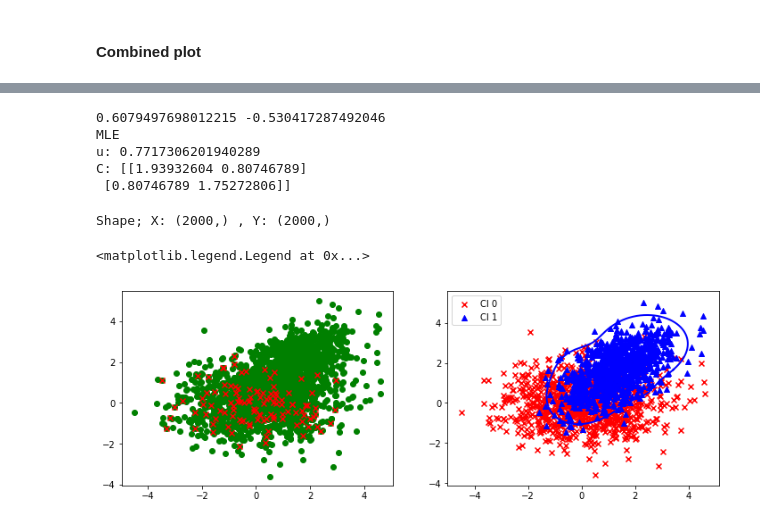
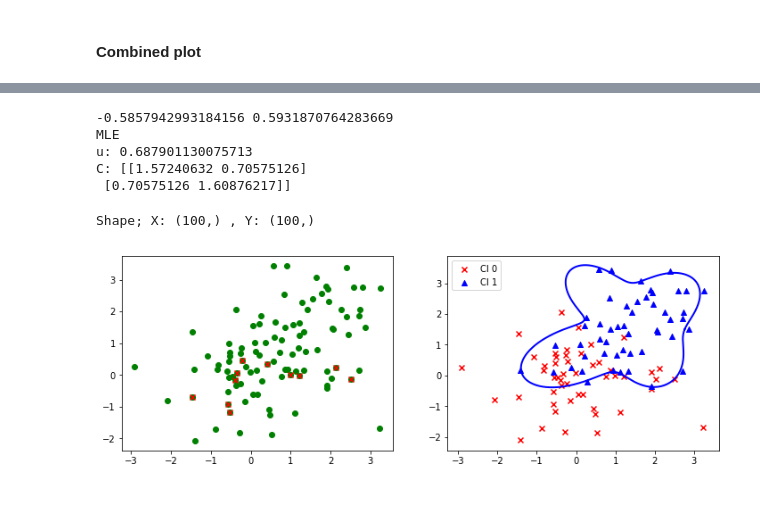
Before and after one commit to karmarv/mlearn, a Jupyter notebook: ml-h/h1-logreg.ipynb, the cells around one changed output, grey strips where cells are left out. Cells and saved outputs as stored; diff of their text form; code cells hidden in the pictures.

```diff
--- a/ml-h/h1-logreg.ipynb
+++ b/ml-h/h1-logreg.ipynb
@@ -17,7 +17,7 @@ from IPython.display import Image, display, Math, Latex
 %config IPCompleter.greedy=True
 
 # Params
-n_inpoints = 2000
+n_inpoints = 100
 
 # Functions
 # %% [markdown]
@@ -123,7 +133,7 @@ zy_ll = []
 idx = 0
 for xl in y_ll:
     # Compare with 0 (+- 0.5)
-    if xl < 0.2 and xl > -0.2:
+    if xl < 0.5 and xl > -0.5:
         zy_ll.append(y[idx])
         zx_ll.append(x[idx])
     idx = idx+1
@@ -143,11 +153,11 @@ print('u:', muMle)
 covMle = np.cov(x,y)
 print('C:', covMle)
 # %% [output]
-0.6079497698012215 -0.530417287492046
+-0.5857942993184156 0.5931870764283669
 MLE
-u: 0.7717306201940289
-C: [[1.93932604 0.80746789]
- [0.80746789 1.75272806]]
+u: 0.687901130075713
+C: [[1.57240632 0.70575126]
+ [0.70575126 1.60876217]]
 # %%
 from numpy import sin, cos, pi
 from scipy.optimize import leastsq
@@ -174,51 +184,52 @@ def find_boundary(x, y, n, plot_pts=1000):
         r_bound = m.dot(c)
 
         delta = r_pts - r_bound
         delta[delta>0] *= 10
 
         return delta
 
     # initial guess for x0 and y0
     x0 = x.mean()
     y0 = y.mean()
 
     params = np.zeros(2 + 2*(n+1))
     params[0] = x0
     params[1] = y0
     params[2:] += 1000
 
-    popt, pcov = leastsq(residual, x0=params, args=(x, y),
-                         ftol=1.e-12, xtol=1.e-12)
+    popt, pcov = leastsq(residual, x0=params, args=(x, y), ftol=1.e-12, xtol=1.e-12)
 
     thetas = np.linspace(0, 2*pi, plot_pts)
     m = np.vstack((sines(thetas), cosines(thetas))).T
     c = np.array(popt[2:])
     r_bound = m.dot(c)
     x_bound = x0 + r_bound*cos(thetas)
     y_bound = y0 + r_bound*sin(thetas)
 
     return x_bound, y_bound
 
-# plot -
-# ==============================
-fig,(ax1,ax2) = plt.subplots(1,2,figsize=(12,4))
-print('Shape; X:',x.shape,', Y:',y.shape)
-ax1.scatter(x, y, color = 'g',marker='o', label = 'Cl Unknown')
-ax1.scatter(zx_ll, zy_ll, color = 'r',marker='x', label = 'Lin Cl')
+# plot
+def plotDistrib():
+    fig,(ax1,ax2) = plt.subplots(1,2,figsize=(12,4))
+    print('Shape; X:',x.shape,', Y:',y.shape)
+    ax1.scatter(x, y, color = 'g',marker='o', label = 'Cl Unknown')
+    ax1.scatter(zx_ll, zy_ll, color = 'r',marker='x', label = 'Lin Cl')
 
-xb0, yb0 = find_boundary(x0, y0, 5)
-#ax2.plot(xb0, yb0, '-r', lw=2.)
+    xb0, yb0 = find_boundary(x0, y0, 5)
+    #ax2.plot(xb0, yb0, '-r', lw=2.)
 
-xb1, yb1 = find_boundary(x1, y1, 5)
-ax2.plot(xb1, yb1, '-b', lw=2.)
+    xb1, yb1 = find_boundary(x1, y1, 5)
+    ax2.plot(xb1, yb1, '-b', lw=2.)
 
-ax2.scatter(x0, y0, color = 'r',marker='x', label = 'Cl 0')
-ax2.scatter(x1, y1, color = 'b',marker='^', label = 'Cl 1')
-ax2.legend()
+    ax2.scatter(x0, y0, color = 'r',marker='x', label = 'Cl 0')
+    ax2.scatter(x1, y1, color = 'b',marker='^', label = 'Cl 1')
+    ax2.legend()
+
+# Plot the distribution
+plotDistrib()
 # %% [output]
-Shape; X: (2000,) , Y: (2000,)
+Shape; X: (100,) , Y: (100,)
-<matplotlib.legend.Legend at 0x...>
-[figure, old version]
+[figure, new version]
 # %%
 import scipy
 from sklearn import svm
```
Also changed, not shown: parts of 10 cells of this notebook.
